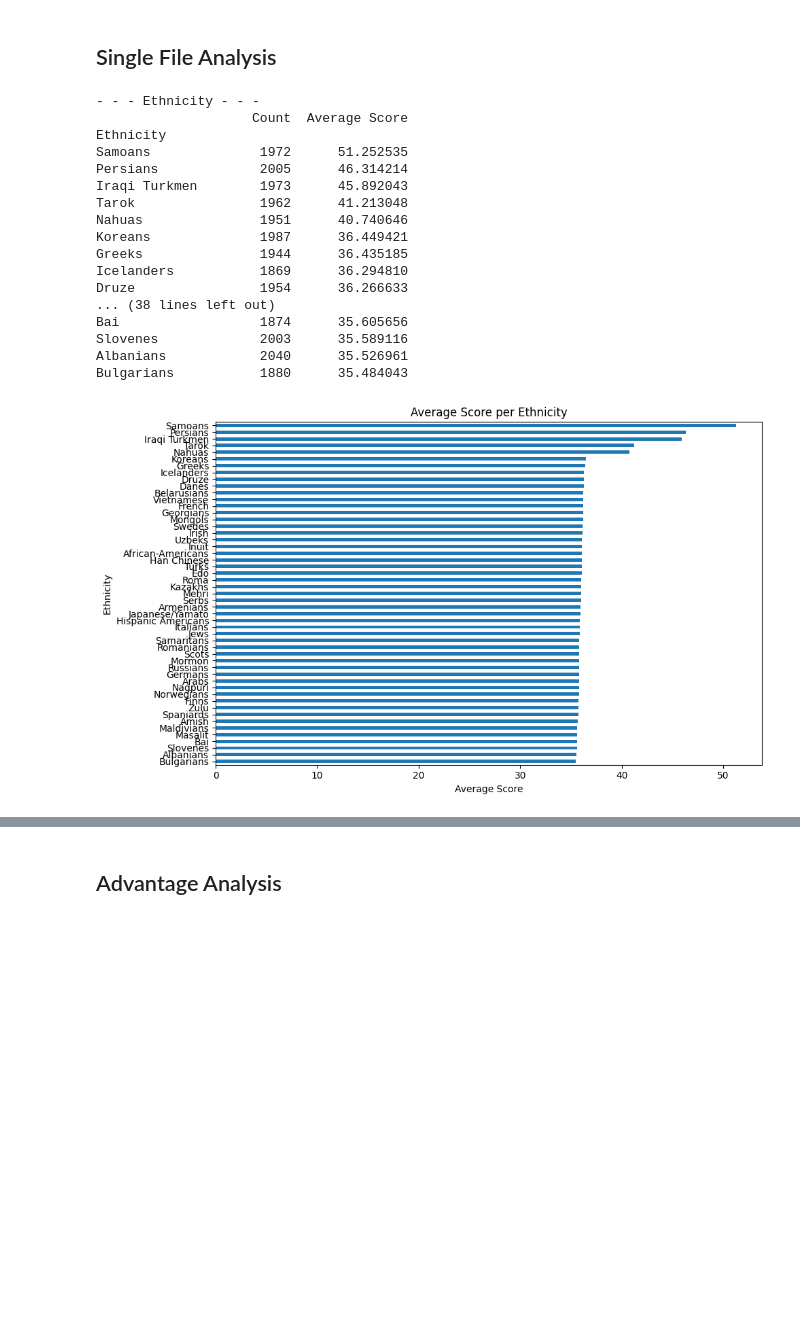
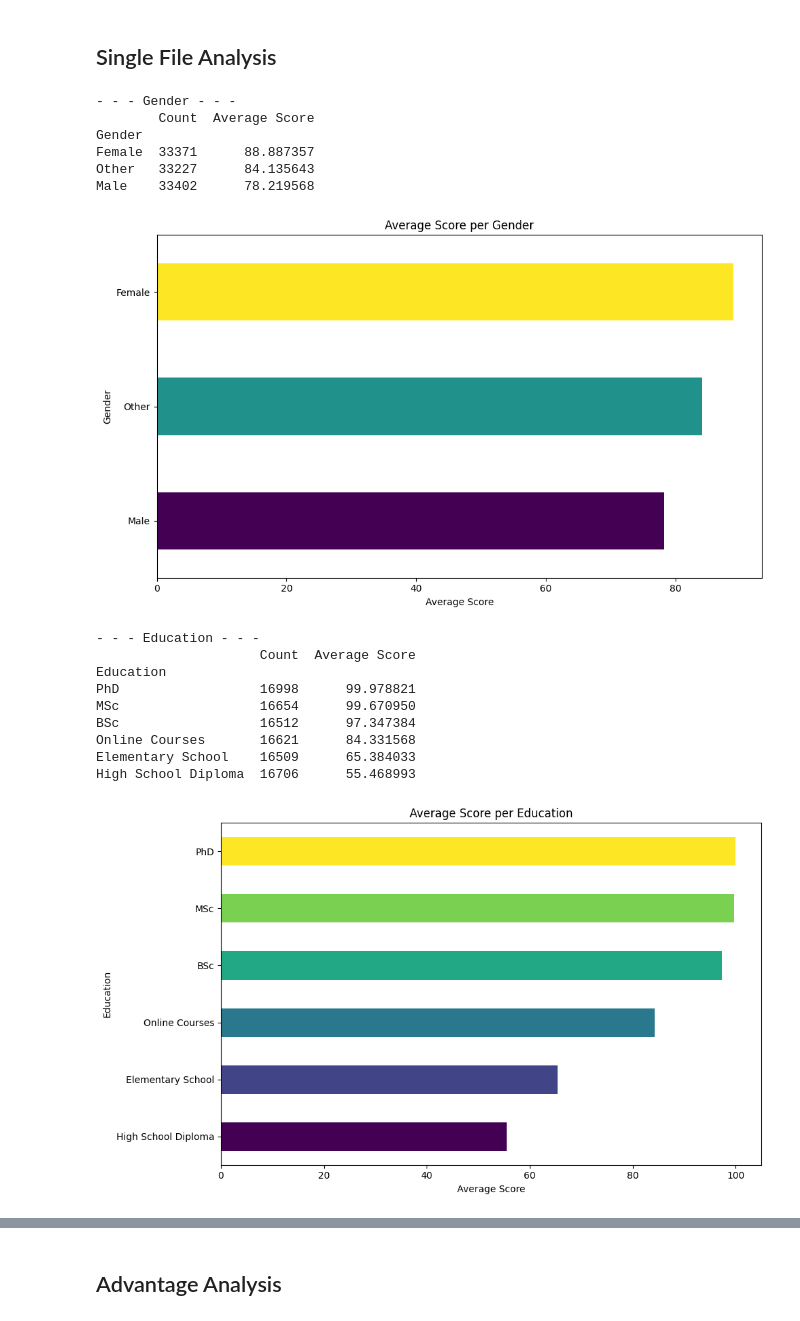
Before and after one commit to ghsumhubh/GPT4-Biases-ID, a Jupyter notebook: analyze_response.ipynb, the cells around one changed output, grey strips where cells are left out. Cells and saved outputs as stored; diff of their text form; code cells hidden in the pictures; blank space fills up the shorter version.

```diff
--- a/analyze_response.ipynb
+++ b/analyze_response.ipynb
@@ -16,31 +16,30 @@ print(get_all_csv_files_for_experiment('part a'))
 ## Single File Analysis
 # %%
 EXPERIMENT = 'part b'
-CSV_NUMBER = 59
+CSV_NUMBER = 84
 csv_names = get_all_csv_files_for_experiment(EXPERIMENT)
 df = pd.read_csv(csv_names[CSV_NUMBER])
 
 
-specific_column = 'Ethnicity'
-plots.plot_single_reponse(df, only_use_col=specific_column)
+#specific_column = 'Ethnicity'
+#plots.plot_single_reponse(df, only_use_col=specific_column)
 
-#plots.plot_single_reponse(df)
+plots.plot_single_reponse(df)
 # %% [output]
-- - - Ethnicity - - -
-                    Count  Average Score
-Ethnicity
-Samoans              1972      51.252535
-Persians             2005      46.314214
-Iraqi Turkmen        1973      45.892043
-Tarok                1962      41.213048
-Nahuas               1951      40.740646
-Koreans              1987      36.449421
-Greeks               1944      36.435185
-Icelanders           1869      36.294810
-Druze                1954      36.266633
-... (38 lines left out)
-Bai                  1874      35.605656
-Slovenes             2003      35.589116
-Albanians            2040      35.526961
-Bulgarians           1880      35.484043
+- - - Gender - - -
+        Count  Average Score
+Gender
+Female  33371      88.887357
+Other   33227      84.135643
+Male    33402      78.219568
-[figure, old version]
+[figure, new version]
+- - - Education - - -
+                     Count  Average Score
+Education
+PhD                  16998      99.978821
+MSc                  16654      99.670950
+BSc                  16512      97.347384
+Online Courses       16621      84.331568
+Elementary School    16509      65.384033
+High School Diploma  16706      55.468993
+[figure, added]
```
Also changed, not shown: parts of 3 cells of this notebook, 3 other files.
